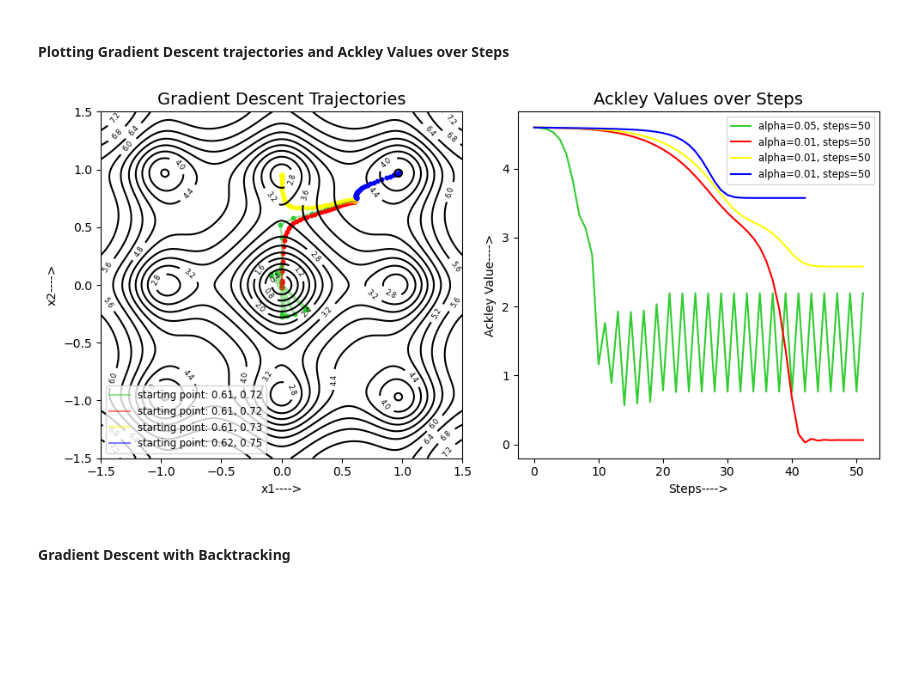
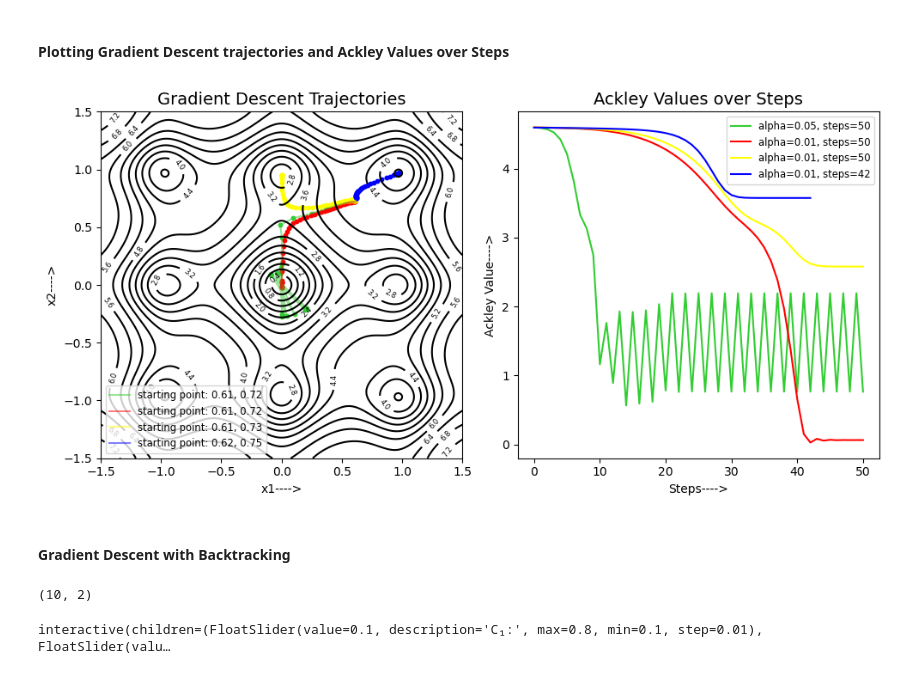
Before and after one commit to Prakul2003/DS-401, a Jupyter notebook: Project_2/Gradient_Descent_Ackley_func.ipynb, the cells around one changed output. Cells and saved outputs as stored; diff of their text form; code cells hidden in the pictures; blank space fills up the shorter version.

```diff
--- a/Project_2/Gradient_Descent_Ackley_func.ipynb
+++ b/Project_2/Gradient_Descent_Ackley_func.ipynb
@@ -113,7 +113,7 @@ def Gradient_Descent(f, x, alpha, steps=50):
     count = 0
     tolerance = 0.00001 * np.ones(x.shape)
     x_k = np.array([x])  # Initialize with x as the first element
-    while count <= steps:
+    while count < steps:
         gradient = numericalGrad(f,x_k[-1], 0.00001)  # Compute gradient at the last element of x_k
         x_k_1 = x_k[-1] - alpha * gradient
         x_k = np.concatenate((x_k, [x_k_1]),axis=0)  # Append the new point to x_k
@@ -143,34 +143,34 @@ X, Y = np.meshgrid(x, y)
 Z = ackley_2d(X, Y)
 
 # Create subplots
 fig, ax = pt.subplots(1, 2, figsize=(10, 5))
 
 colors = ["limegreen", "red", "yellow", "blue"]
 for i in range(4):
     ax[0].scatter(gds[i][:, 0], gds[i][:, 1], color=colors[i], s=10, marker='o')
     ax[0].plot(gds[i][:, 0], gds[i][:, 1], colors[i], label=f"starting point: {gds[i][0, 0]}, {gds[i][0, 1]}", alpha=0.5)
     z = ackley_2d(gds[i][:, 0], gds[i][:, 1])
-    ax[1].plot(range(gds[i][:, 0].shape[0]), z,color=colors[i], label=f"alpha={alphas[i]}, steps=50")
+    ax[1].plot(range(gds[i][:, 0].shape[0]), z,color=colors[i], label=f"alpha={alphas[i]}, steps={gds[i][:, 0].shape[0]-1}")
 
 # Customize the plots
 ax[0].set_xlabel('x1---->')
 ax[0].set_ylabel('x2---->')
 ax[0].legend(fontsize='small',loc="lower left")
 ax[0].set_title('Gradient Descent Trajectories',size=14)
 
 ax[1].set_xlabel('Steps---->')
 ax[1].set_ylabel('Ackley Value---->')
 ax[1].legend(fontsize='small',loc="upper right")
 ax[1].set_title('Ackley Values over Steps',size=14)
 
 # Plot the contour plot
 contour = ax[0].contour(X, Y, Z, levels=20, colors="black")
 ax[0].clabel(contour, inline=True, fontsize=6, fmt='%.1f', colors='black')
 
 # Show the plots
 pt.tight_layout()
 pt.show()
 # %% [output]
-[figure, old version]
+[figure, new version]
 # %% [markdown]
 #### Gradient Descent with Backtracking
@@ -176,0 +199,52 @@ pt.show()
+# %%
+gd_backtrack=grad_descent_backtracking(ackley_2d,start_points[3],0.25,0.1,80)
+gd_backtrack.shape
+# %% [output]
+(10, 2)
+# %%
+import numpy as np
+import matplotlib.pyplot as pt
+from ipywidgets import interactive, FloatSlider
+import ipywidgets as widgets
+
+
+def visualize_gradient_descent(c1, rho):
+    # Create subplots
+    fig, ax = pt.subplots(1, 2, figsize=(10, 5))
+
+    colors = ["red", "limegreen", "blue"]
+    for k in range(3):
+        gd_backtrack = grad_descent_backtracking(ackley_2d, start_points[k+1], c1, rho)
+        ax[0].scatter(gd_backtrack[:,0], gd_backtrack[:,1], color=colors[k], s=10, marker='o')
+        ax[0].plot(gd_backtrack[:, 0], gd_backtrack[:, 1], color=colors[k], label=f"starting point: {gd_backtrack[0, 0]}, {gd_backtrack[0, 1]}")
+        z = ackley_2d(gd_backtrack[:, 0], gd_backtrack[:, 1])
+        ax[1].plot(range(gd_backtrack[:, 0].shape[0]), z, color=colors[k], label=f" C₁={c1:.2f}, ⍴={rho:.2f}, steps={gd_backtrack[:, 0].shape[0]-1}")
+
+    # Customize the plots
+    ax[0].set_xlabel('x1---->')
+    ax[0].set_ylabel('x2---->')
+    ax[0].legend(fontsize='small', loc="lower left")
+    ax[0].set_title(f'Gradient Descent with Backtracking C₁={c1:.2f}, ⍴={rho:.2f}', size=12)
+
+    ax[1].set_xlabel('Steps---->')
+    ax[1].set_ylabel('Ackley Value---->')
+    ax[1].legend(fontsize='small', loc="upper right")
+    ax[1].set_title('Ackley Values over Steps', size=12)
+
+    # Plot the contour plot
+    contour = ax[0].contour(X, Y, Z, levels=20, colors="black")
+    ax[0].clabel(contour, inline=True, fontsize=6, fmt='%.1f', colors='black')
+
+    # Show the plots
+    pt.tight_layout()
+    pt.show()
+
+# Create interactive widgets for c1 and rho
+c1_slider = FloatSlider(value=0.1, min=0.1, max=0.8, step=0.01, description='C₁:')
+rho_slider = FloatSlider(value=0.1, min=0.1, max=0.8, step=0.01, description='⍴:')
+
+# Create the interactive plot
+interactive_plot = interactive(visualize_gradient_descent, c1=c1_slider, rho=rho_slider)
+interactive_plot
+# %% [output]
+interactive(children=(FloatSlider(value=0.1, description='C₁:', max=0.8, min=0.1, step=0.01), FloatSlider(valu…
```
Also changed, not shown: parts of 2 cells of this notebook.
